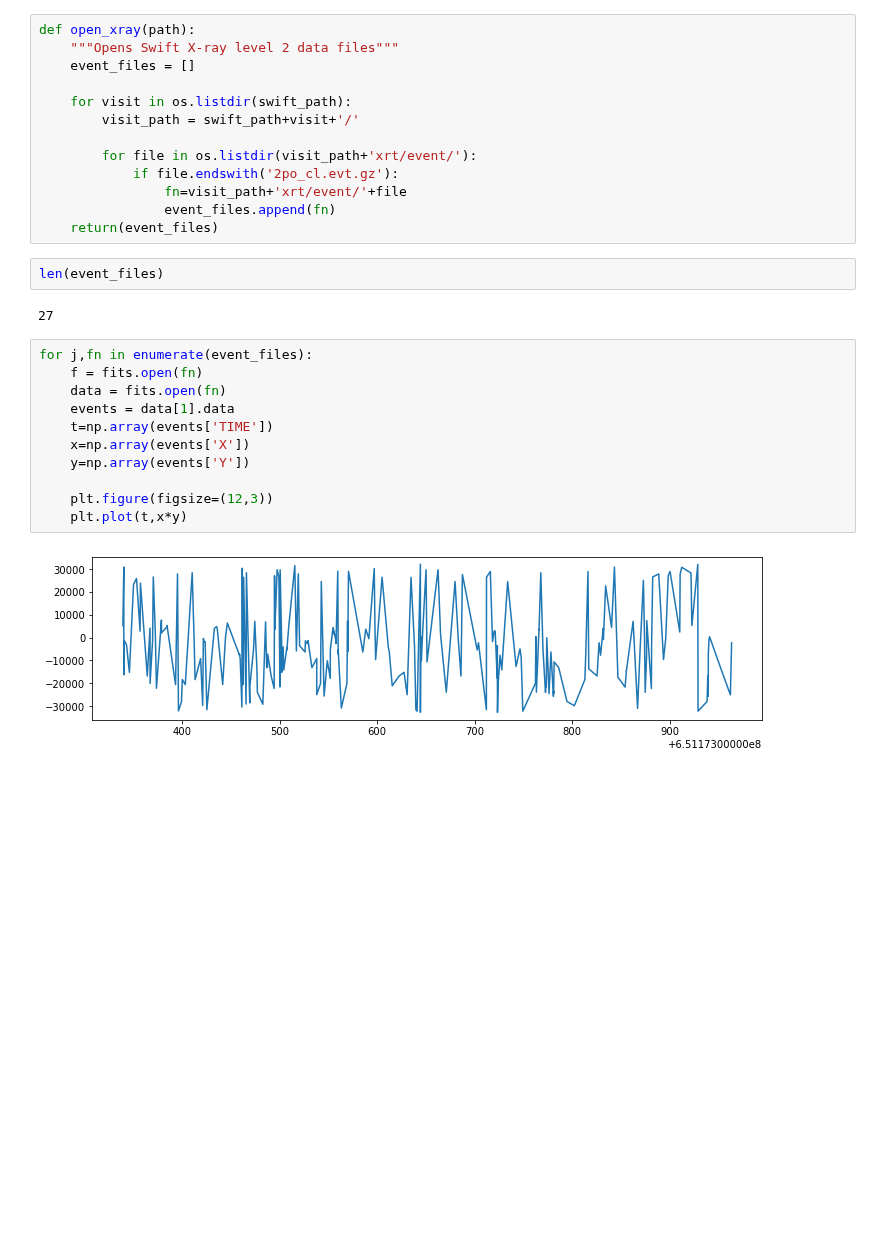
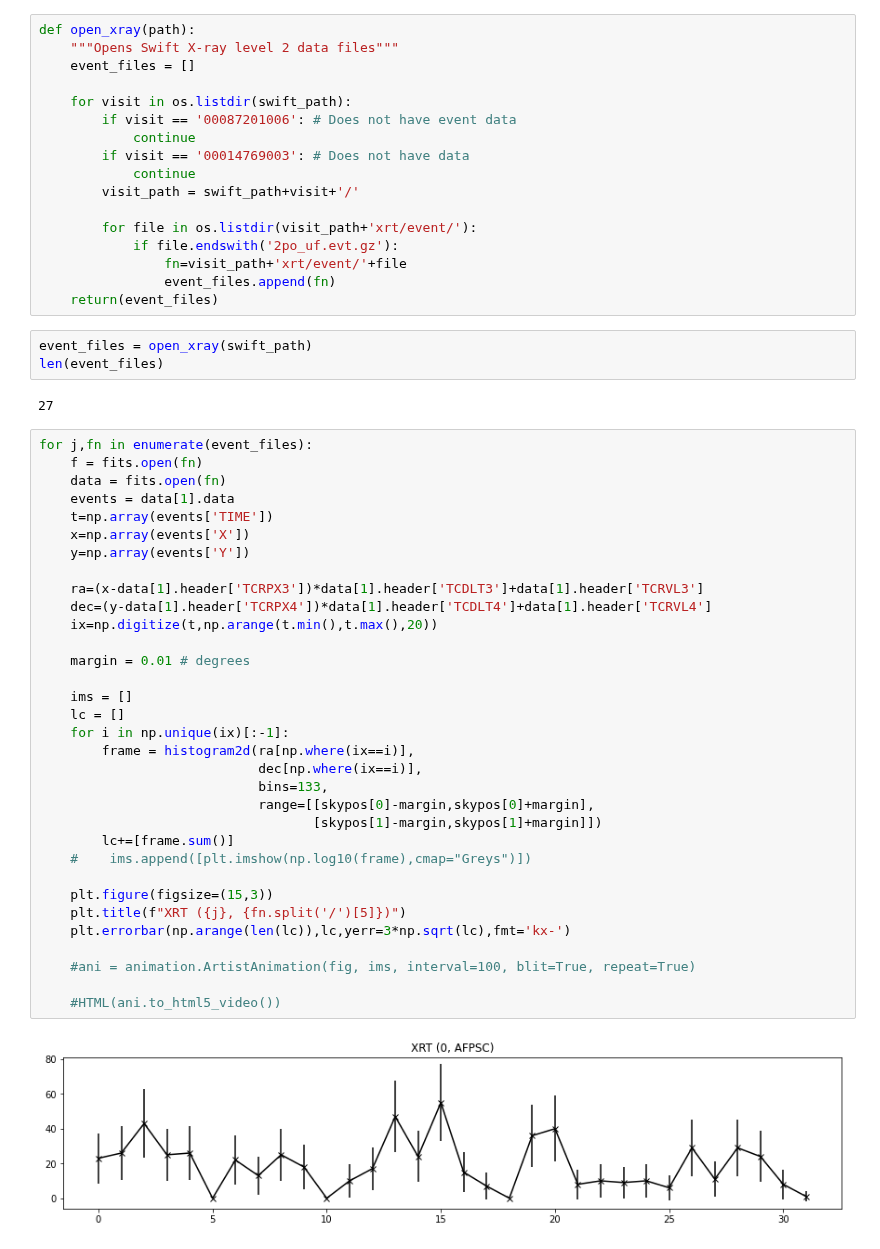
Before and after one commit to MillionConcepts/tess_swift_afpsc, a Jupyter notebook: Swift_dataClean.ipynb, the cells around one changed output. Drawn from its saved outputs; the diff is of its cells as text; blank space fills up the shorter version.

Commit message:
Working on lightcurves from XRT data

```diff
--- a/Swift_dataClean.ipynb
+++ b/Swift_dataClean.ipynb
@@ -20,27 +20,54 @@ def open_xray(path):
     event_files = []
 
     for visit in os.listdir(swift_path):
+        if visit == '00087201006': # Does not have event data
+            continue
+        if visit == '00014769003': # Does not have data
+            continue
         visit_path = swift_path+visit+'/'
 
         for file in os.listdir(visit_path+'xrt/event/'):
-            if file.endswith('2po_cl.evt.gz'):
+            if file.endswith('2po_uf.evt.gz'):
                 fn=visit_path+'xrt/event/'+file
                 event_files.append(fn)
     return(event_files)
 # %%
+event_files = open_xray(swift_path)
 len(event_files)
 # %% [output]
 27
 # %%
 for j,fn in enumerate(event_files):
     f = fits.open(fn)
     data = fits.open(fn)
     events = data[1].data
     t=np.array(events['TIME'])
     x=np.array(events['X'])
     y=np.array(events['Y'])
 
-    plt.figure(figsize=(12,3))
-    plt.plot(t,x*y)
+    ra=(x-data[1].header['TCRPX3'])*data[1].header['TCDLT3']+data[1].header['TCRVL3']
+    dec=(y-data[1].header['TCRPX4'])*data[1].header['TCDLT4']+data[1].header['TCRVL4']
+    ix=np.digitize(t,np.arange(t.min(),t.max(),20))
+
+    margin = 0.01 # degrees
+
+    ims = []
+    lc = []
+    for i in np.unique(ix)[:-1]:
+        frame = histogram2d(ra[np.where(ix==i)],
+                            dec[np.where(ix==i)],
+                            bins=133,
+                            range=[[skypos[0]-margin,skypos[0]+margin],
+                                   [skypos[1]-margin,skypos[1]+margin]])
+        lc+=[frame.sum()]
+    #    ims.append([plt.imshow(np.log10(frame),cmap="Greys")])
+
+    plt.figure(figsize=(15,3))
+    plt.title(f"XRT ({j}, {fn.split('/')[5]})")
+    plt.errorbar(np.arange(len(lc)),lc,yerr=3*np.sqrt(lc),fmt='kx-')
+
+    #ani = animation.ArtistAnimation(fig, ims, interval=100, blit=True, repeat=True)
+
+    #HTML(ani.to_html5_video())
 # %% [output]
-[figure, old version]
+[figure, new version]
```
Also changed, not shown: parts of 6 cells of this notebook.
